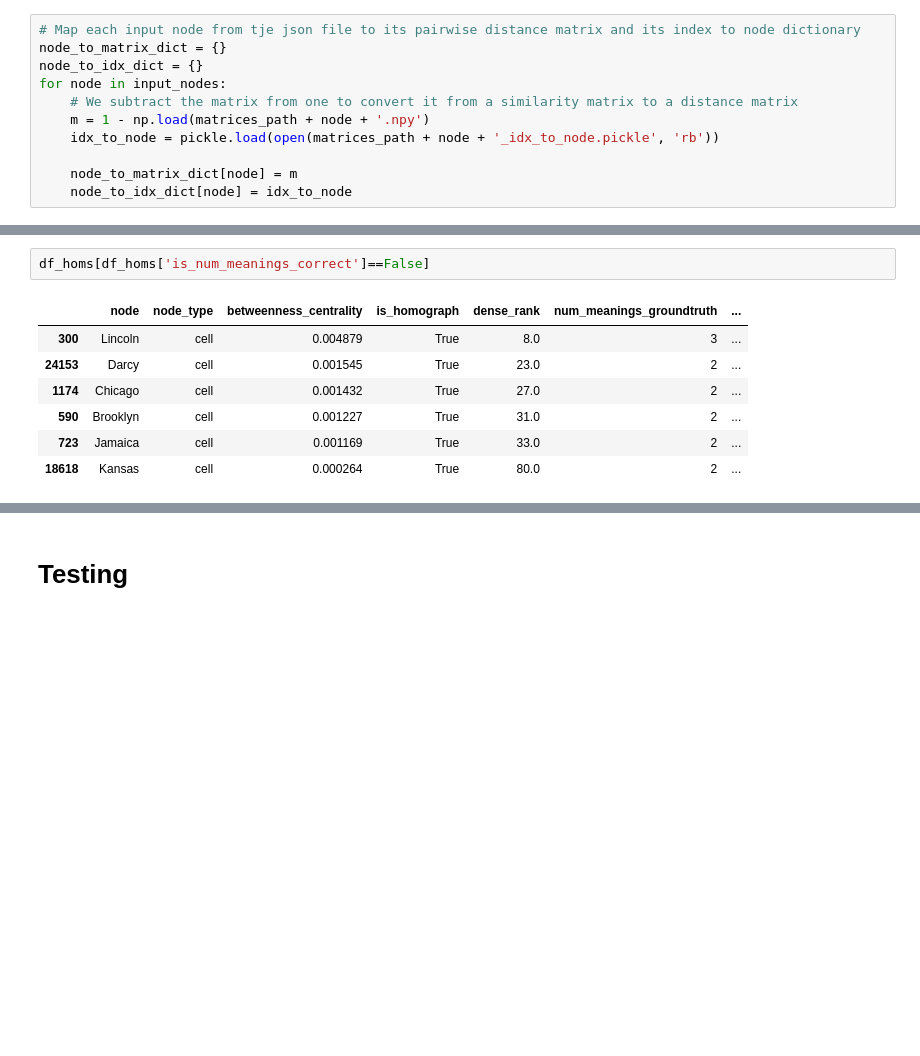
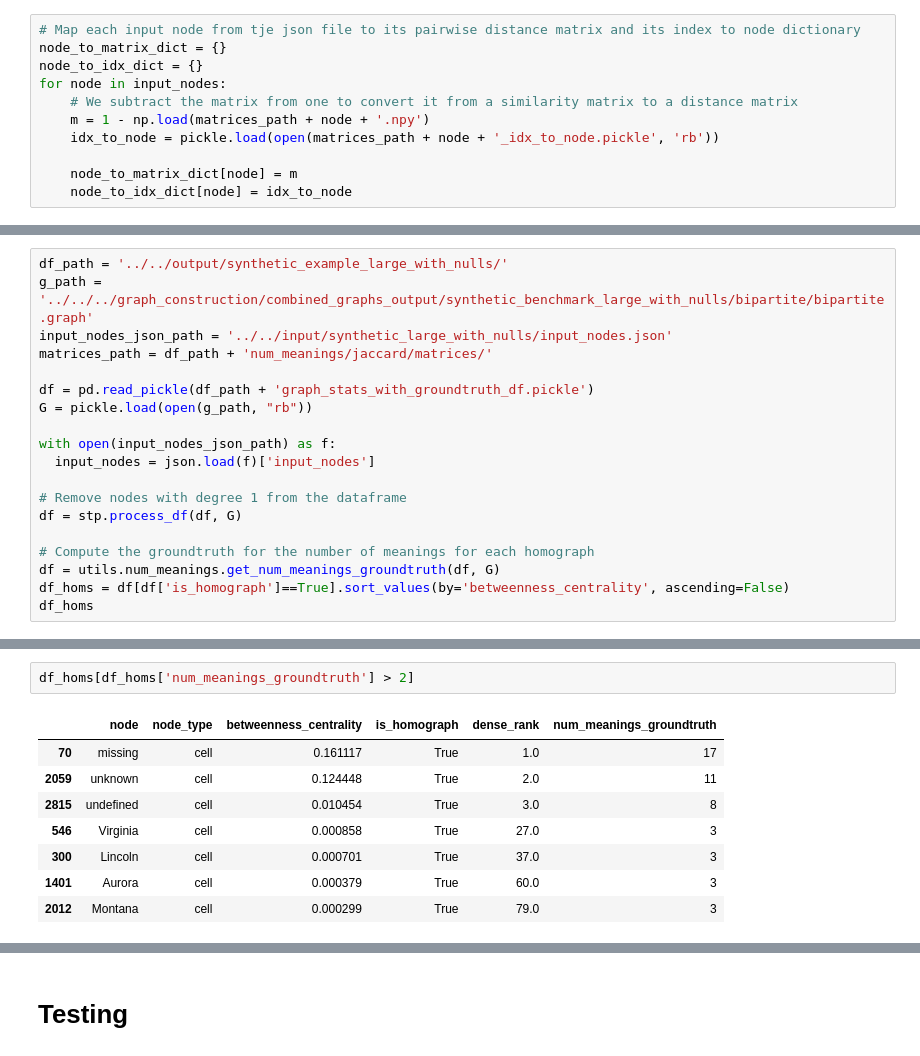
Before and after one commit to northeastern-datalab/domain_net, a Jupyter notebook: network_analysis/notebooks/num_meanings/pairwise_measures.ipynb, the cells around one changed output, grey strips where cells are left out. Drawn from its saved outputs; the diff is of its cells as text; blank space fills up the shorter version.

```diff
--- a/network_analysis/notebooks/num_meanings/pairwise_measures.ipynb
+++ b/network_analysis/notebooks/num_meanings/pairwise_measures.ipynb
@@ -282,0 +356,19 @@ plt.xlabel('# of meanings of homographs');plt.ylabel('Frequency');plt.legend();p
+# %%
+df_path = '../../output/synthetic_example_large_with_nulls/'
+g_path = '../../../graph_construction/combined_graphs_output/synthetic_benchmark_large_with_nulls/bipartite/bipartite.graph'
+input_nodes_json_path = '../../input/synthetic_large_with_nulls/input_nodes.json'
+matrices_path = df_path + 'num_meanings/jaccard/matrices/'
+
+df = pd.read_pickle(df_path + 'graph_stats_with_groundtruth_df.pickle')
+G = pickle.load(open(g_path, "rb"))
+
+with open(input_nodes_json_path) as f:
+  input_nodes = json.load(f)['input_nodes']
+
+# Remove nodes with degree 1 from the dataframe
+df = stp.process_df(df, G)
+
+# Compute the groundtruth for the number of meanings for each homograph
+df = utils.num_meanings.get_num_meanings_groundtruth(df, G)
+df_homs = df[df['is_homograph']==True].sort_values(by='betweenness_centrality', ascending=False)
+df_homs
@@ -283,10 +391,11 @@ plt.xlabel('# of meanings of homographs');plt.ylabel('Frequency');plt.legend();p
 # %%
-df_homs[df_homs['is_num_meanings_correct']==False]
+df_homs[df_homs['num_meanings_groundtruth'] > 2]
 # %% [output]
-|  | node | node_type | betweenness_centrality | is_homograph | dense_rank | num_meanings_groundtruth | ... |
-| 300 | Lincoln | cell | 0.004879 | True | 8.0 | 3 | ... |
-| 24153 | Darcy | cell | 0.001545 | True | 23.0 | 2 | ... |
-| 1174 | Chicago | cell | 0.001432 | True | 27.0 | 2 | ... |
-| 590 | Brooklyn | cell | 0.001227 | True | 31.0 | 2 | ... |
-| 723 | Jamaica | cell | 0.001169 | True | 33.0 | 2 | ... |
-| 18618 | Kansas | cell | 0.000264 | True | 80.0 | 2 | ... |
+|  | node | node_type | betweenness_centrality | is_homograph | dense_rank | num_meanings_groundtruth |
+| 70 | missing | cell | 0.161117 | True | 1.0 | 17 |
+| 2059 | unknown | cell | 0.124448 | True | 2.0 | 11 |
+| 2815 | undefined | cell | 0.010454 | True | 3.0 | 8 |
+| 546 | Virginia | cell | 0.000858 | True | 27.0 | 3 |
+| 300 | Lincoln | cell | 0.000701 | True | 37.0 | 3 |
+| 1401 | Aurora | cell | 0.000379 | True | 60.0 | 3 |
+| 2012 | Montana | cell | 0.000299 | True | 79.0 | 3 |
```
Also changed, not shown: parts of 29 cells of this notebook.
